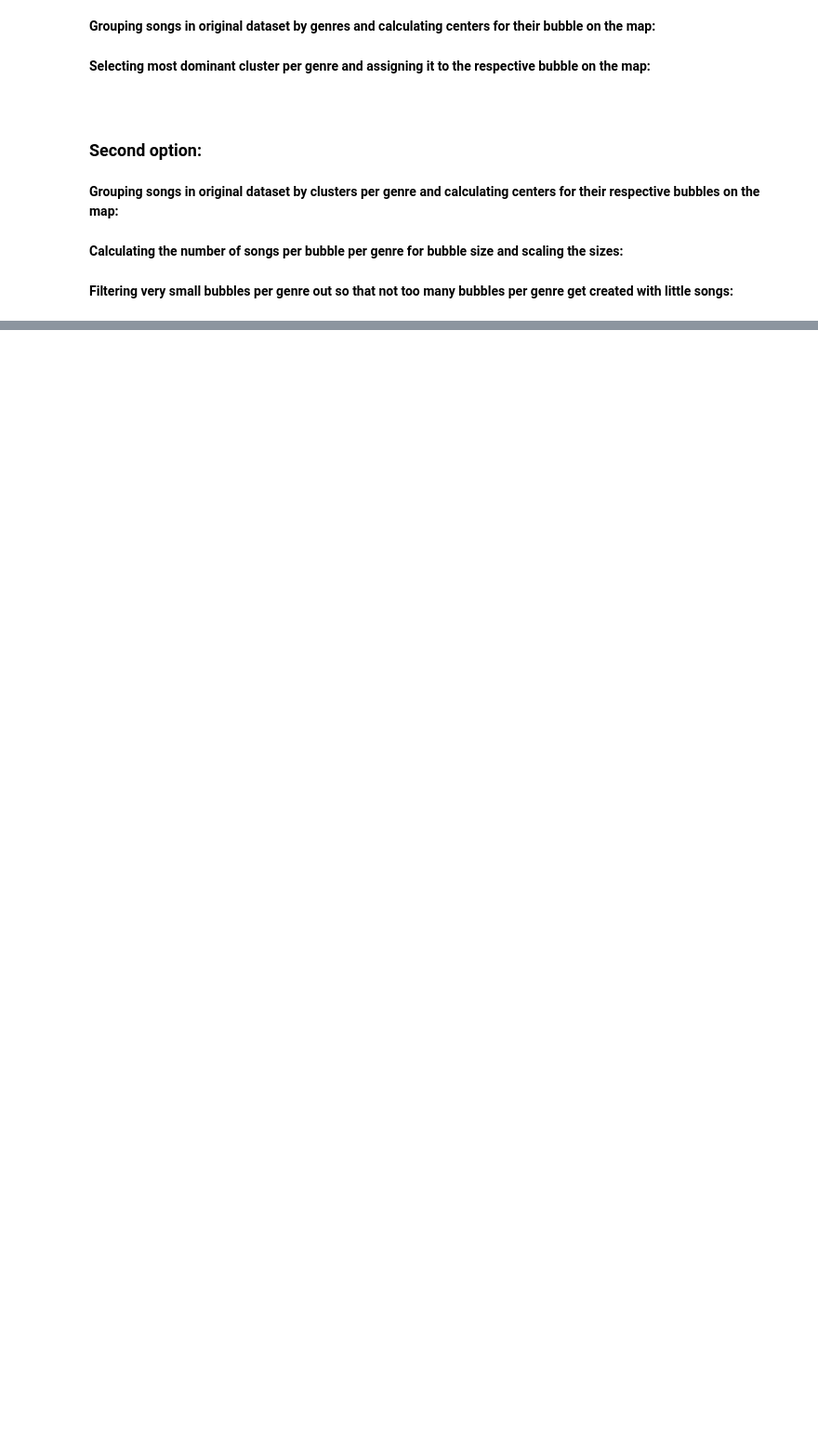
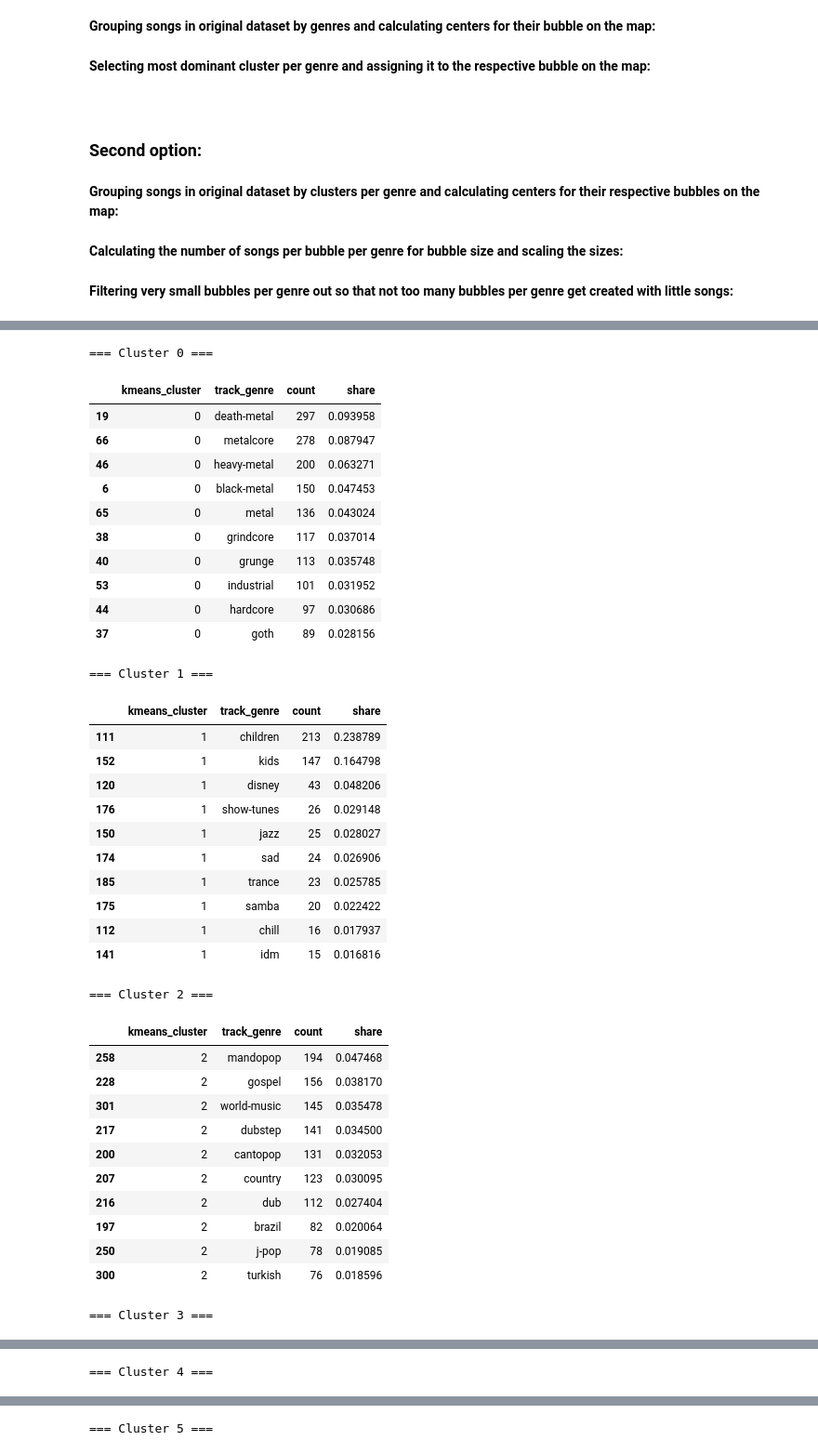
Before and after one commit to davidsteindl/MusicClustering_Project, a Jupyter notebook: music_popcorn.ipynb, the cells around one changed output, grey strips where cells are left out. Shown at 93% size. Drawn from its saved outputs; the diff is of its cells as text; code cells hidden in the pictures; blank space fills up the shorter version.

Commit message:
Added a display of all clusters with their respective genres

```diff
--- a/music_popcorn.ipynb
+++ b/music_popcorn.ipynb
@@ -307,0 +342,46 @@ fig.show(config={"responsive": True})
+# %%
+from src.evaluation_utils import cluster_genre_stats, dominant_genres, show_cluster
+
+dist = cluster_genre_stats(df_working)
+
+for cluster_id in sorted(df_working["kmeans_cluster"].unique()):
+    print(f"\n=== Cluster {cluster_id} ===")
+    display(show_cluster(dist, cluster_id, top_n=10))
+# %% [output]
+=== Cluster 0 ===
+|  | kmeans_cluster | track_genre | count | share |
+| 19 | 0 | death-metal | 297 | 0.093958 |
+| 66 | 0 | metalcore | 278 | 0.087947 |
+| 46 | 0 | heavy-metal | 200 | 0.063271 |
+| 6 | 0 | black-metal | 150 | 0.047453 |
+| 65 | 0 | metal | 136 | 0.043024 |
+| 38 | 0 | grindcore | 117 | 0.037014 |
+| 40 | 0 | grunge | 113 | 0.035748 |
+| 53 | 0 | industrial | 101 | 0.031952 |
+| 44 | 0 | hardcore | 97 | 0.030686 |
+| 37 | 0 | goth | 89 | 0.028156 |
+=== Cluster 1 ===
+|  | kmeans_cluster | track_genre | count | share |
+| 111 | 1 | children | 213 | 0.238789 |
+| 152 | 1 | kids | 147 | 0.164798 |
+| 120 | 1 | disney | 43 | 0.048206 |
+| 176 | 1 | show-tunes | 26 | 0.029148 |
+| 150 | 1 | jazz | 25 | 0.028027 |
+| 174 | 1 | sad | 24 | 0.026906 |
+| 185 | 1 | trance | 23 | 0.025785 |
+| 175 | 1 | samba | 20 | 0.022422 |
+| 112 | 1 | chill | 16 | 0.017937 |
+| 141 | 1 | idm | 15 | 0.016816 |
+=== Cluster 2 ===
+|  | kmeans_cluster | track_genre | count | share |
+| 258 | 2 | mandopop | 194 | 0.047468 |
+| 228 | 2 | gospel | 156 | 0.038170 |
+| 301 | 2 | world-music | 145 | 0.035478 |
+| 217 | 2 | dubstep | 141 | 0.034500 |
+| 200 | 2 | cantopop | 131 | 0.032053 |
+| 207 | 2 | country | 123 | 0.030095 |
+| 216 | 2 | dub | 112 | 0.027404 |
+| 197 | 2 | brazil | 82 | 0.020064 |
+| 250 | 2 | j-pop | 78 | 0.019085 |
+| 300 | 2 | turkish | 76 | 0.018596 |
+=== Cluster 3 ===
@@ -307,0 +399 @@ fig.show(config={"responsive": True})
+=== Cluster 4 ===
@@ -307,0 +411 @@ fig.show(config={"responsive": True})
+=== Cluster 5 ===
```
Also changed, not shown: parts of 6 cells of this notebook, 1 other file.
